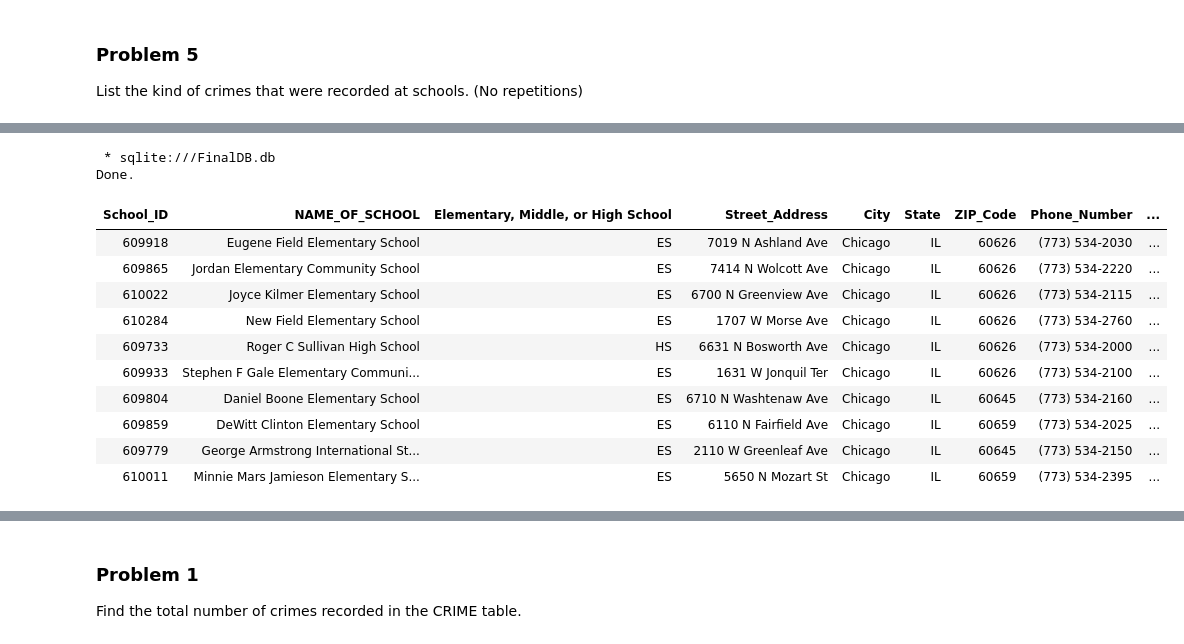
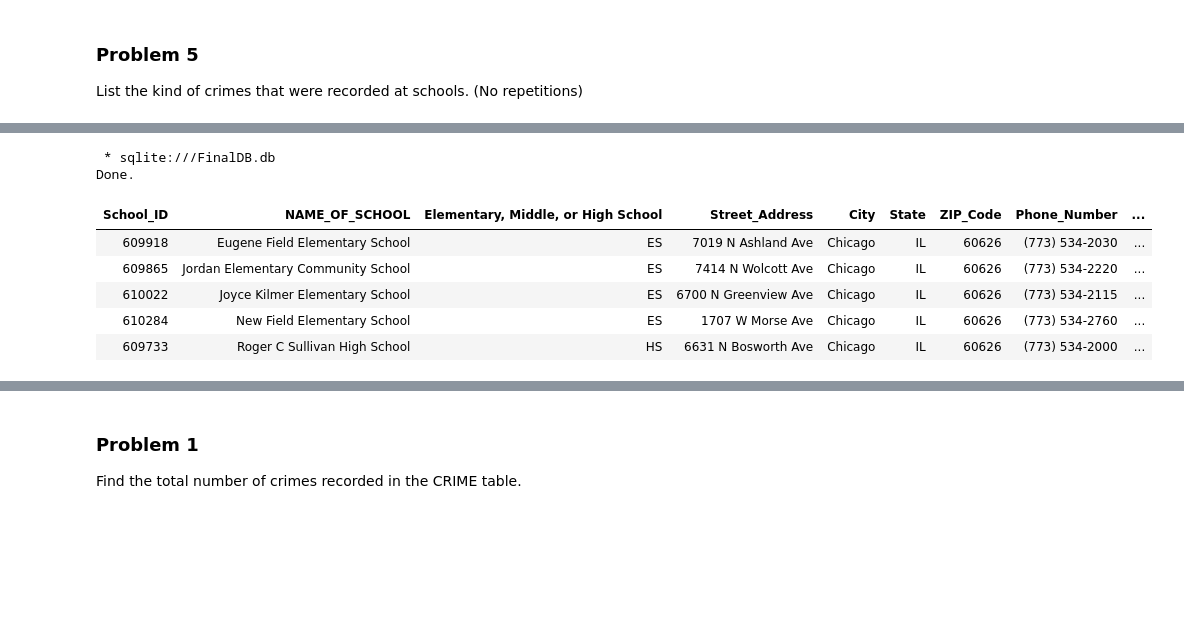
Before and after one commit to JGomez1100000/Chicago-crime-datasets, a Jupyter notebook: chicago_data.ipynb, the cells around one changed output, grey strips where cells are left out. Saved outputs shown, nothing was run; the diff lists cells and outputs as text; code cells hidden in the pictures; blank space fills up the shorter version.

```diff
--- a/chicago_data.ipynb
+++ b/chicago_data.ipynb
@@ -101,23 +103,18 @@ Done.
 # %%
 %%sql
 
 SELECT * FROM CHICAGO_PUBLIC_SCHOOLS_DATA
 ORDER BY COMMUNITY_AREA_NUMBER
-LIMIT 10
+LIMIT 5
 # %% [output]
  * sqlite:///FinalDB.db
 Done.
 | School_ID | NAME_OF_SCHOOL | Elementary, Middle, or High School | Street_Address | City | State | ZIP_Code | Phone_Number | ... |
 | 609918 | Eugene Field Elementary School | ES | 7019 N Ashland Ave | Chicago | IL | 60626 | (773) 534-2030 | ... |
 | 609865 | Jordan Elementary Community School | ES | 7414 N Wolcott Ave | Chicago | IL | 60626 | (773) 534-2220 | ... |
 | 610022 | Joyce Kilmer Elementary School | ES | 6700 N Greenview Ave | Chicago | IL | 60626 | (773) 534-2115 | ... |
 | 610284 | New Field Elementary School | ES | 1707 W Morse Ave | Chicago | IL | 60626 | (773) 534-2760 | ... |
 | 609733 | Roger C Sullivan High School | HS | 6631 N Bosworth Ave | Chicago | IL | 60626 | (773) 534-2000 | ... |
-| 609933 | Stephen F Gale Elementary Communi... | ES | 1631 W Jonquil Ter | Chicago | IL | 60626 | (773) 534-2100 | ... |
-| 609804 | Daniel Boone Elementary School | ES | 6710 N Washtenaw Ave | Chicago | IL | 60645 | (773) 534-2160 | ... |
-| 609859 | DeWitt Clinton Elementary School | ES | 6110 N Fairfield Ave | Chicago | IL | 60659 | (773) 534-2025 | ... |
-| 609779 | George Armstrong International St... | ES | 2110 W Greenleaf Ave | Chicago | IL | 60645 | (773) 534-2150 | ... |
-| 610011 | Minnie Mars Jamieson Elementary S... | ES | 5650 N Mozart St | Chicago | IL | 60659 | (773) 534-2395 | ... |
 # %%
 %%sql
 
```
Also changed, not shown: parts of 3 cells of this notebook, 2 other files.
